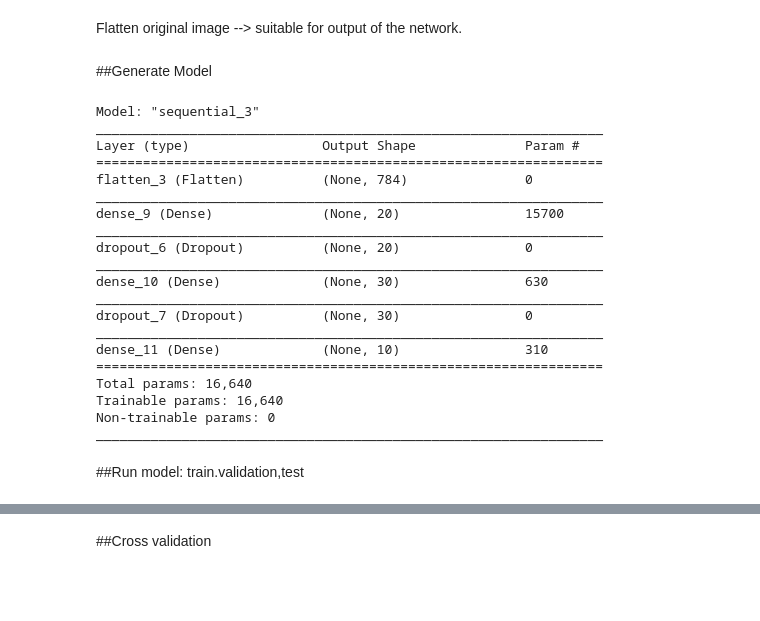
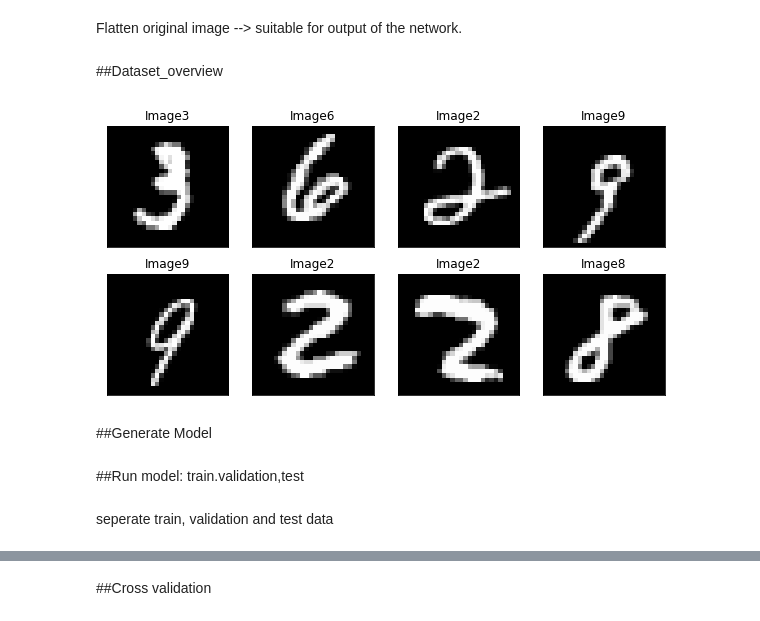
Before and after one commit to mahsaghn/MLP, a Jupyter notebook: mlp.ipynb, the cells around one changed output, grey strips where cells are left out. Saved outputs shown, nothing was run; the diff lists cells and outputs as text; code cells hidden in the pictures; blank space fills up the shorter version.

```diff
--- a/mlp.ipynb
+++ b/mlp.ipynb
@@ -81,6 +81,17 @@ x_train = np.reshape(training_images,(training_images.shape[0],m*n))
 test_images = np.reshape(test_images,(test_images.shape[0],m*n))
 X = np.append(x_train,test_images,0)
 Y = np.append(training_labels,test_labels)
+# %% [markdown]
+##Dataset_overview
+# %%
+smaple = 11
+image_list = []
+for i in range(8):
+  image_list.append([X[sample+3*i].reshape(m,n), 'Image{0}'.format(Y[sample+3*i]), 'img'])
+
+plotter(image_list,2,4 ,True,10,5)
+# %% [output]
+[figure, added]
 # %% [markdown]
 ##Generate Model
 # %%
@@ -107,30 +110,2 @@ def k_fold_train_test(X, Y, k_fold, model,):
-# %%
-model = generate_model(layers_number=2,
-                       layers_nodenum=[20,30],
-                       dropout=[0,0.1],
-                       optimizer='adam',
-                       loss='sparse_categorical_crossentropy',
-                       accuracy='accuracy')
-# %% [output]
-Model: "sequential_3"
-_________________________________________________________________
-Layer (type)                 Output Shape              Param #
-=================================================================
-flatten_3 (Flatten)          (None, 784)               0
-_________________________________________________________________
-dense_9 (Dense)              (None, 20)                15700
-_________________________________________________________________
-dropout_6 (Dropout)          (None, 20)                0
-_________________________________________________________________
-dense_10 (Dense)             (None, 30)                630
-_________________________________________________________________
-dropout_7 (Dropout)          (None, 30)                0
-_________________________________________________________________
-dense_11 (Dense)             (None, 10)                310
-=================================================================
-Total params: 16,640
-Trainable params: 16,640
-Non-trainable params: 0
-_________________________________________________________________
 # %% [markdown]
 ##Run model: train.validation,test
@@ -149,0 +112,2 @@ history = model.fit(X,Y, epochs=epochs,callbacks=[mcp_save])
+# %% [markdown]
+seperate train, validation and test data
```
Also changed, not shown: parts of 7 cells of this notebook.
